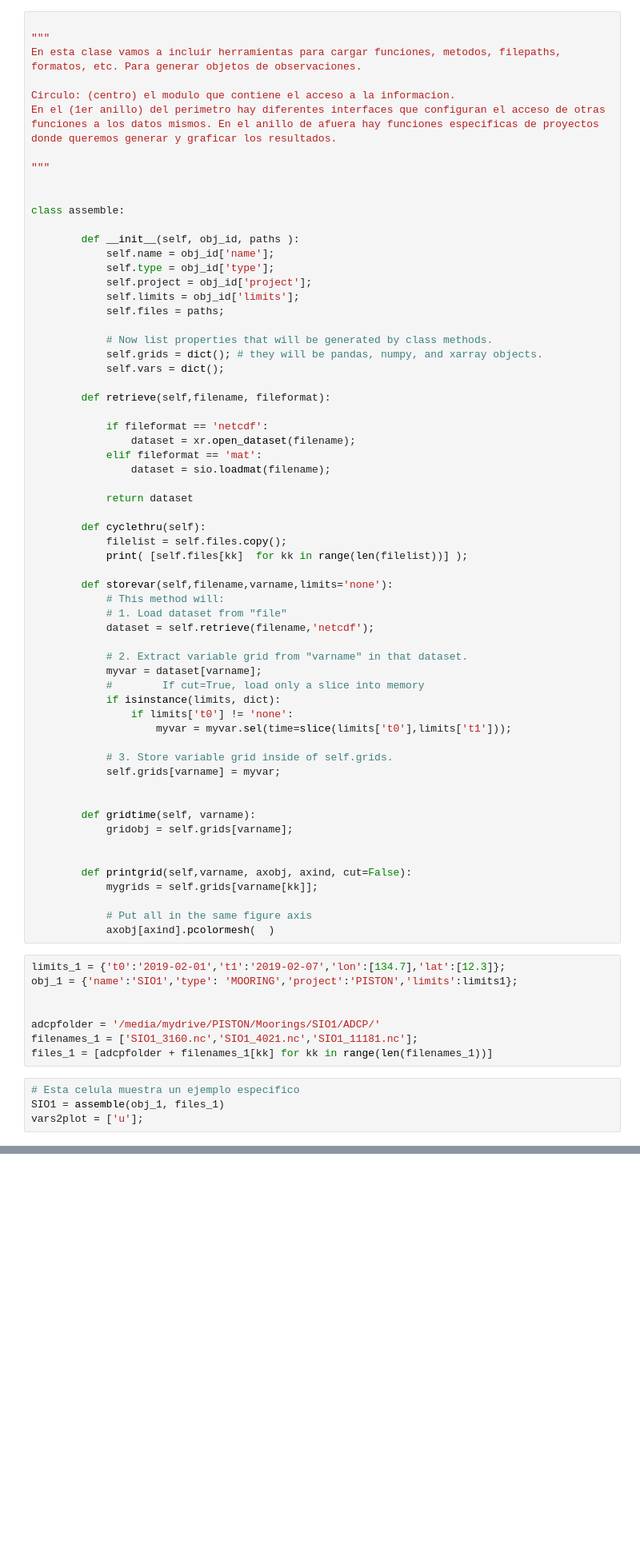
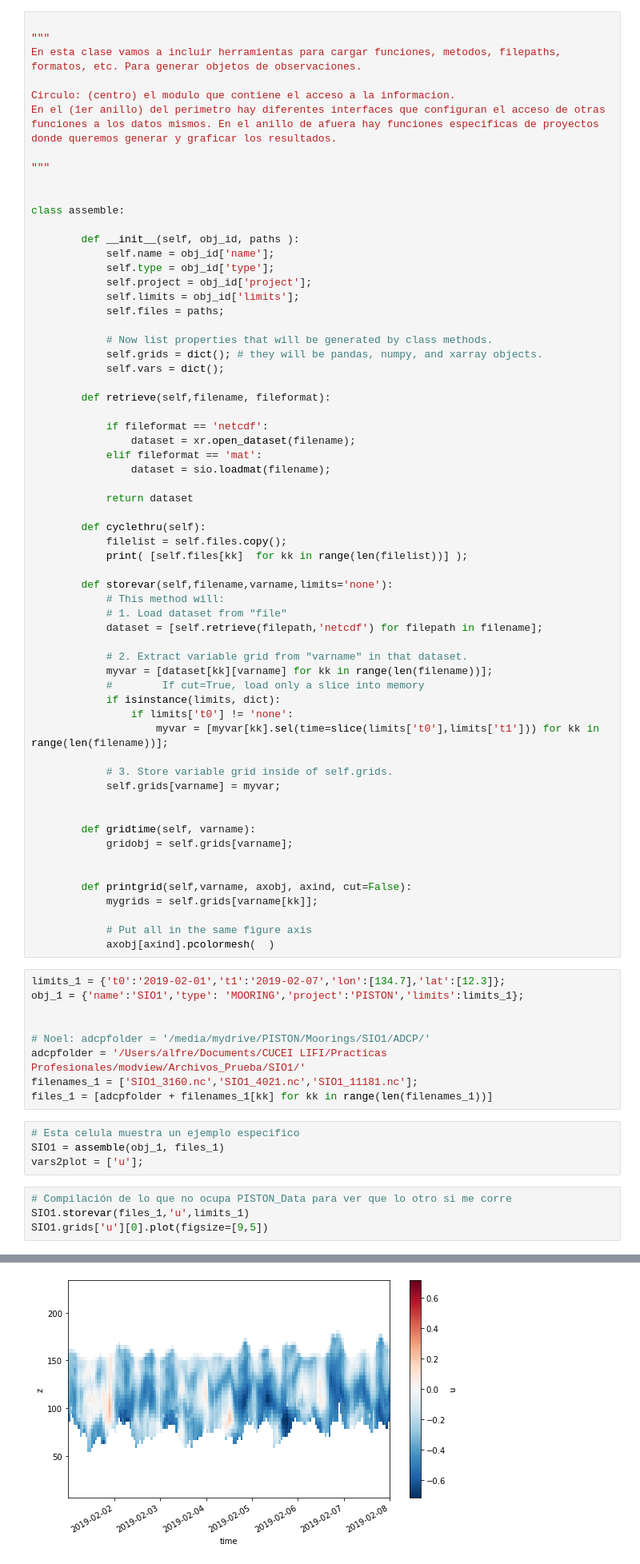
Before and after one commit to inciente/modview, a Jupyter notebook: modview/loader.ipynb, the cells around one changed output, grey strips where cells are left out. Shown at 80% size. Saved outputs shown, nothing was run; the diff lists cells and outputs as text; blank space fills up the shorter version.

```diff
--- a/modview/loader.ipynb
+++ b/modview/loader.ipynb
@@ -43,14 +44,14 @@ class assemble:
         def storevar(self,filename,varname,limits='none'):
             # This method will:
             # 1. Load dataset from "file"
-            dataset = self.retrieve(filename,'netcdf');
+            dataset = [self.retrieve(filepath,'netcdf') for filepath in filename];
 
             # 2. Extract variable grid from "varname" in that dataset.
-            myvar = dataset[varname];
+            myvar = [dataset[kk][varname] for kk in range(len(filename))];
             #        If cut=True, load only a slice into memory
             if isinstance(limits, dict):
                 if limits['t0'] != 'none':
-                    myvar = myvar.sel(time=slice(limits['t0'],limits['t1']));
+                    myvar = [myvar[kk].sel(time=slice(limits['t0'],limits['t1'])) for kk in range(len(filename))];
 
             # 3. Store variable grid inside of self.grids.
             self.grids[varname] = myvar;
@@ -67,13 +68,19 @@ class assemble:
             axobj[axind].pcolormesh(  )
 # %%
 limits_1 = {'t0':'2019-02-01','t1':'2019-02-07','lon':[134.7],'lat':[12.3]};
-obj_1 = {'name':'SIO1','type': 'MOORING','project':'PISTON','limits':limits1};
+obj_1 = {'name':'SIO1','type': 'MOORING','project':'PISTON','limits':limits_1};
 
 
-adcpfolder = '/media/mydrive/PISTON/Moorings/SIO1/ADCP/'
+# Noel: adcpfolder = '/media/mydrive/PISTON/Moorings/SIO1/ADCP/'
+adcpfolder = '/Users/alfre/Documents/CUCEI LIFI/Practicas Profesionales/modview/Archivos_Prueba/SIO1/'
 filenames_1 = ['SIO1_3160.nc','SIO1_4021.nc','SIO1_11181.nc'];
 files_1 = [adcpfolder + filenames_1[kk] for kk in range(len(filenames_1))]
 # %%
 # Esta celula muestra un ejemplo especifico
 SIO1 = assemble(obj_1, files_1)
 vars2plot = ['u'];
+# %%
+# Compilación de lo que no ocupa PISTON_Data para ver que lo otro si me corre
+SIO1.storevar(files_1,'u',limits_1)
+SIO1.grids['u'][0].plot(figsize=[9,5])
+# %% [output]
@@ -79,0 +88 @@ vars2plot = ['u'];
+[figure, added]
```
Also changed, not shown: parts of 10 cells of this notebook.
